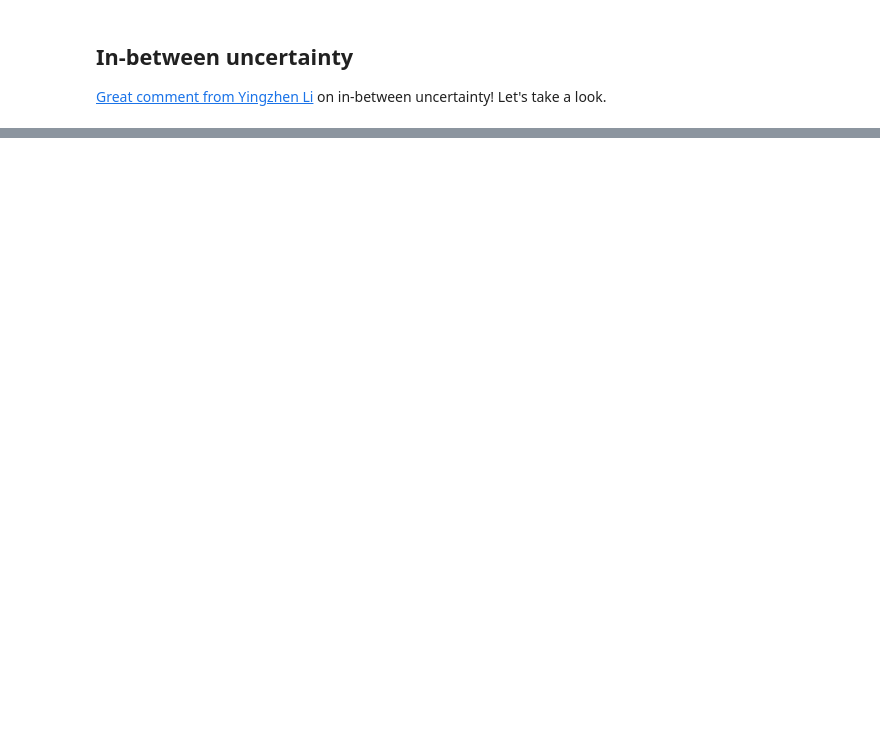
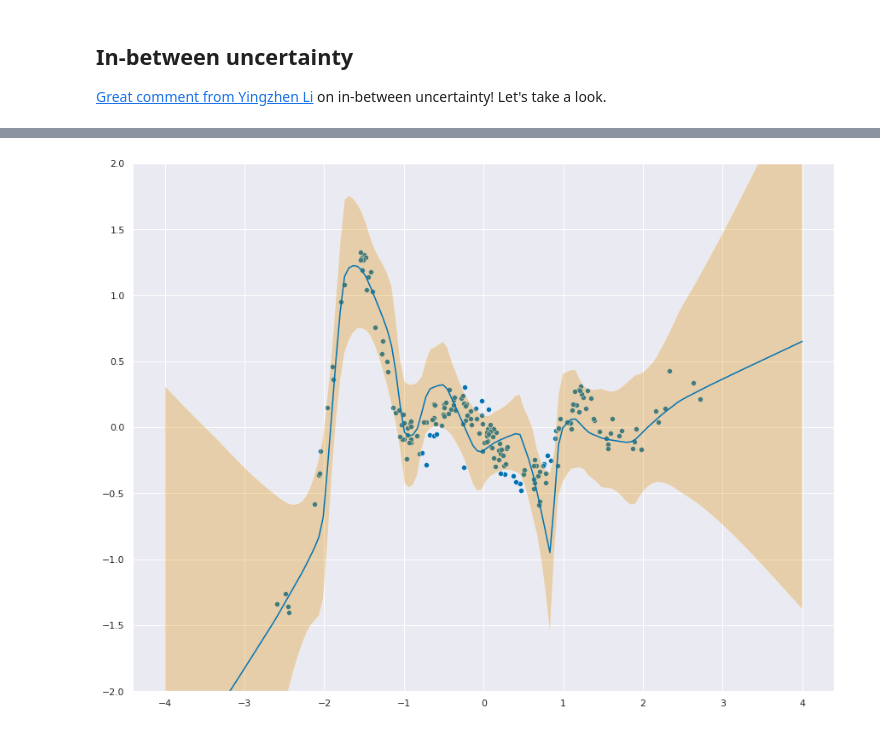
Before and after one commit to deebuls/devblog, a Jupyter notebook: posts/notebooks/2023-03-09-Neural-Link-Model-Uncertainty-Estimation.ipynb, the cells around one changed output, grey strips where cells are left out. Cells and saved outputs as stored; diff of their text form; code cells hidden in the pictures; blank space fills up the shorter version.

```diff
--- a/posts/notebooks/2023-03-09-Neural-Link-Model-Uncertainty-Estimation.ipynb
+++ b/posts/notebooks/2023-03-09-Neural-Link-Model-Uncertainty-Estimation.ipynb
@@ -308,0 +323,85 @@ _ = plt.ylim(-2, 2)
+# %%
+num_features = 100
+n_train = 200
+dr = 0.05
+
+model = torch.nn.Sequential(
+    torch.nn.Linear(1, num_features),
+    torch.nn.ReLU(),
+    torch.nn.Dropout(dr),
+    torch.nn.Linear(num_features, num_features),
+    torch.nn.ReLU(),
+    torch.nn.Dropout(dr),
+    torch.nn.Linear(num_features, num_features),
+    torch.nn.ReLU(),
+    torch.nn.Dropout(dr),
+    torch.nn.Linear(num_features, 1),
+)
+log_sigma = torch.nn.Parameter(-2 * torch.ones(1))
+ds = Simulated(n=n_train, outliers_percentage=5)
+dl = torch.utils.data.DataLoader(
+    ds,
+    batch_size=32,
+    shuffle=True,
+    drop_last=True
+)
+optimizer = torch.optim.AdamW(
+    [
+
+        {
+            "params": model.parameters(),
+            "lr": 1e-3,
+            "weight_decay": (1 - dr)
+            / (2 * len(ds)),
+        },
+        {
+            "params": log_sigma,
+            "lr": 1e-2,
+            "weight_decay": 1e-6,
+        },
+    ]
+)
+
+model.train()
+for epoch in range(500):
+  train_loss = []
+  for batch in dl:
+    x, y = batch
+    mu = model(x)
+    dist = torch.distributions.Normal(mu, softplus(log_sigma))
+    loss = -dist.log_prob(y.unsqueeze(-1)).mean()
+    optimizer.zero_grad()
+    loss.backward()
+    optimizer.step()
+    train_loss.append(loss.item())
+  if epoch % 20 == 0:
+    print(f"Epoch {epoch}, loss: {np.mean(train_loss):.02f}")
+
+x_test = torch.linspace(-4, 4, 150).unsqueeze(-1)
+model.eval()
+with torch.no_grad():
+    mu_pred = model(x_test)
+    phi_test = model[:-1](x_test)
+    phi_train = model[:-1](ds.data)
+print(phi_train.shape, phi_test.shape)
+
+I = torch.eye(num_features)
+A = phi_train.T @ phi_train / torch.square(softplus(log_sigma).detach())  + I
+
+L = torch.linalg.cholesky(A)
+print(L.shape)
+v = torch.linalg.solve_triangular(L, phi_test.T, upper=False)
+cov = v.T @ v + 1e-5 * torch.eye(len(phi_test))
+f_stddev = torch.sqrt(torch.diag(cov))
+
+_ = plt.figure(figsize=(12,9))
+_ = sns.scatterplot(x=ds.data.ravel(), y=ds.targets.ravel())
+_ = sns.lineplot(x=x_test.ravel(), y=mu_pred.ravel())
+_ = plt.fill_between(
+    x=x_test.ravel(),
+    y1=mu_pred.ravel() + 1.96 * f_stddev,
+    y2=mu_pred.ravel() - 1.96 * f_stddev,
+    alpha=0.3,
+)
+_ = plt.ylim(-2, 2)
+# %% [output]
@@ -308,0 +425 @@ _ = plt.ylim(-2, 2)
+[figure, added]
```
Also changed, not shown: parts of 10 cells of this notebook.
